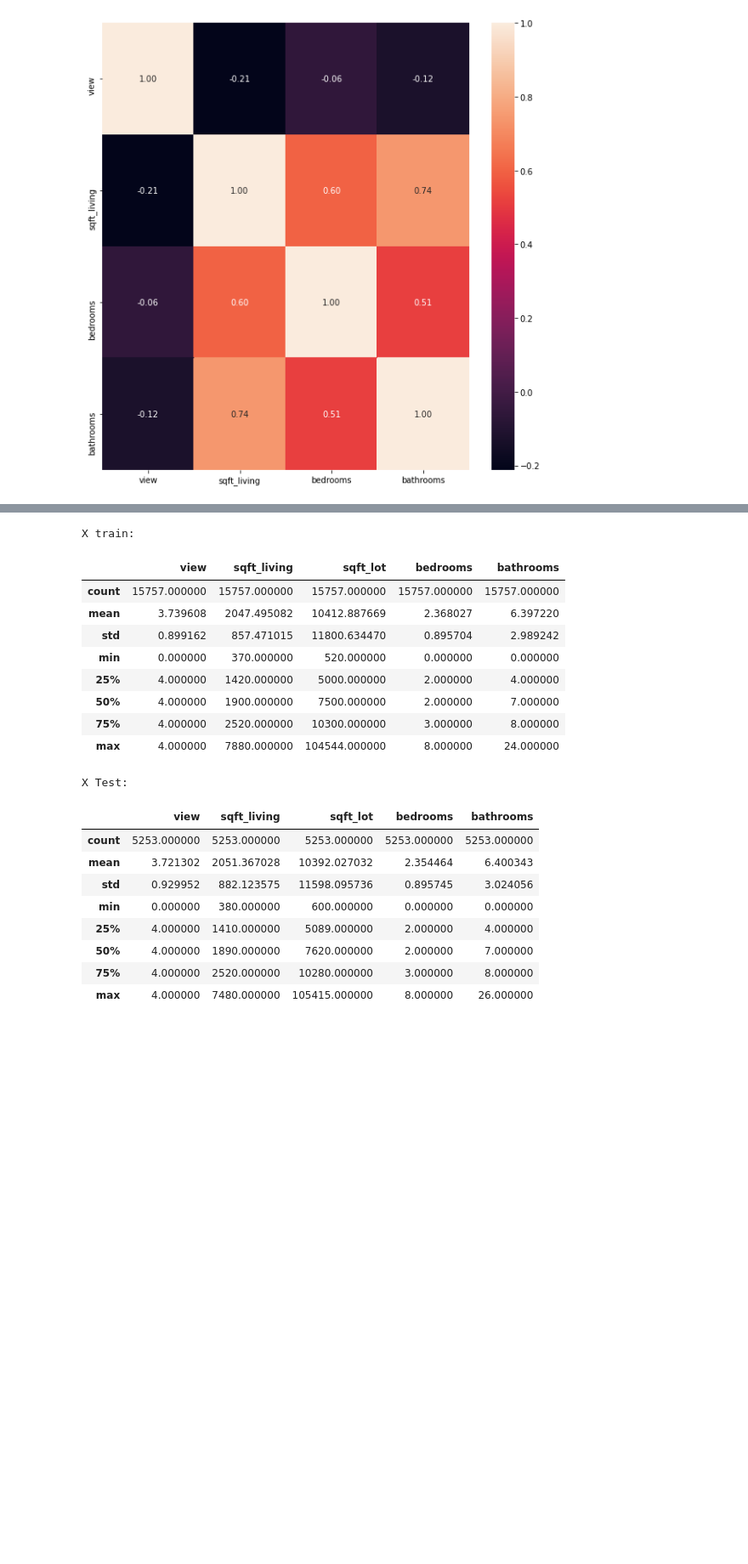
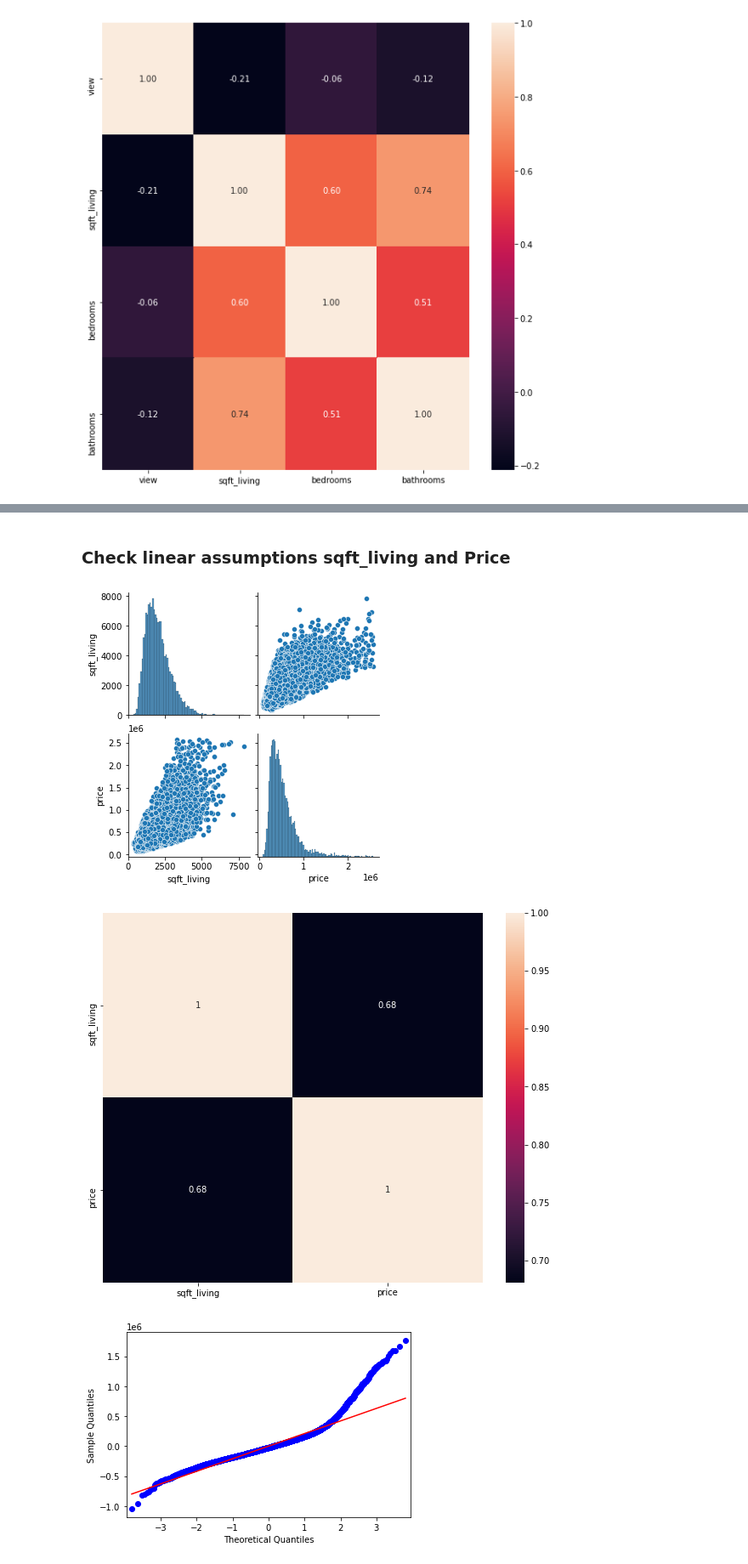
Before and after one commit to Jyve00/King-County-Housing-, a Jupyter notebook: notebooks/Tony/DataModeling.ipynb, the cells around one changed output, grey strips where cells are left out. Shown: that part at 85% size. Cells and saved outputs as stored; diff of their text form; code cells hidden in the pictures; blank space fills up the shorter version.

```diff
--- a/notebooks/Tony/DataModeling.ipynb
+++ b/notebooks/Tony/DataModeling.ipynb
@@ -122,29 +196,11 @@ Notes:
 [1] Standard Errors assume that the covariance matrix of the errors is correctly specified.
 [2] The condition number is large, 5.74e+03. This might indicate that there are
 strong multicollinearity or other numerical problems.
-# %%
-print("X train:")
-display(X_train.describe())
-print("X Test:")
-display(X_test.describe())
-# %% [output]
-X train:
-|  | view | sqft_living | sqft_lot | bedrooms | bathrooms |
-| count | 15757.000000 | 15757.000000 | 15757.000000 | 15757.000000 | 15757.000000 |
-| mean | 3.739608 | 2047.495082 | 10412.887669 | 2.368027 | 6.397220 |
-| std | 0.899162 | 857.471015 | 11800.634470 | 0.895704 | 2.989242 |
-| min | 0.000000 | 370.000000 | 520.000000 | 0.000000 | 0.000000 |
-| 25% | 4.000000 | 1420.000000 | 5000.000000 | 2.000000 | 4.000000 |
-| 50% | 4.000000 | 1900.000000 | 7500.000000 | 2.000000 | 7.000000 |
-| 75% | 4.000000 | 2520.000000 | 10300.000000 | 3.000000 | 8.000000 |
-| max | 4.000000 | 7880.000000 | 104544.000000 | 8.000000 | 24.000000 |
-X Test:
-|  | view | sqft_living | sqft_lot | bedrooms | bathrooms |
-| count | 5253.000000 | 5253.000000 | 5253.000000 | 5253.000000 | 5253.000000 |
-| mean | 3.721302 | 2051.367028 | 10392.027032 | 2.354464 | 6.400343 |
-| std | 0.929952 | 882.123575 | 11598.095736 | 0.895745 | 3.024056 |
-| min | 0.000000 | 380.000000 | 600.000000 | 0.000000 | 0.000000 |
-| 25% | 4.000000 | 1410.000000 | 5089.000000 | 2.000000 | 4.000000 |
-| 50% | 4.000000 | 1890.000000 | 7620.000000 | 2.000000 | 7.000000 |
-| 75% | 4.000000 | 2520.000000 | 10280.000000 | 3.000000 | 8.000000 |
-| max | 4.000000 | 7480.000000 | 105415.000000 | 8.000000 | 26.000000 |
+# %% [markdown]
+### Check linear assumptions sqft_living and Price
+# %%
+check_assumptions(X_train['sqft_living'], y_train, train_preds, test_preds, y_test)
+# %% [output]
+[figure, added]
+[figure, added]
+[figure, added]
```
Also changed, not shown: parts of 25 cells of this notebook.
